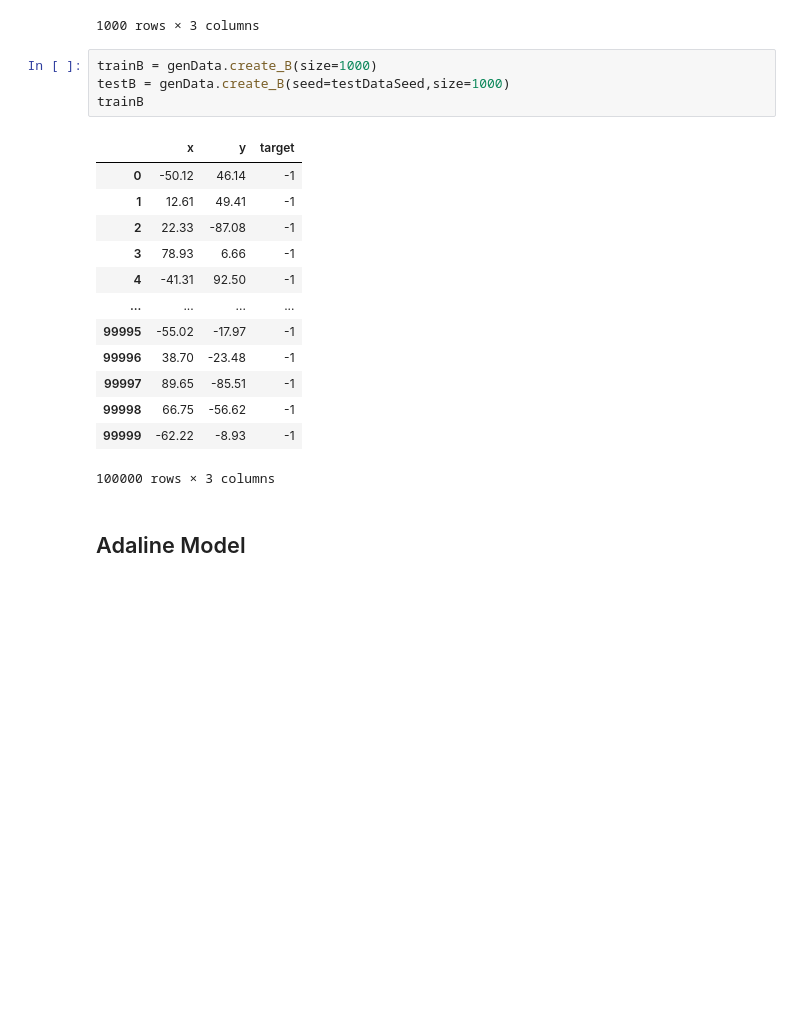
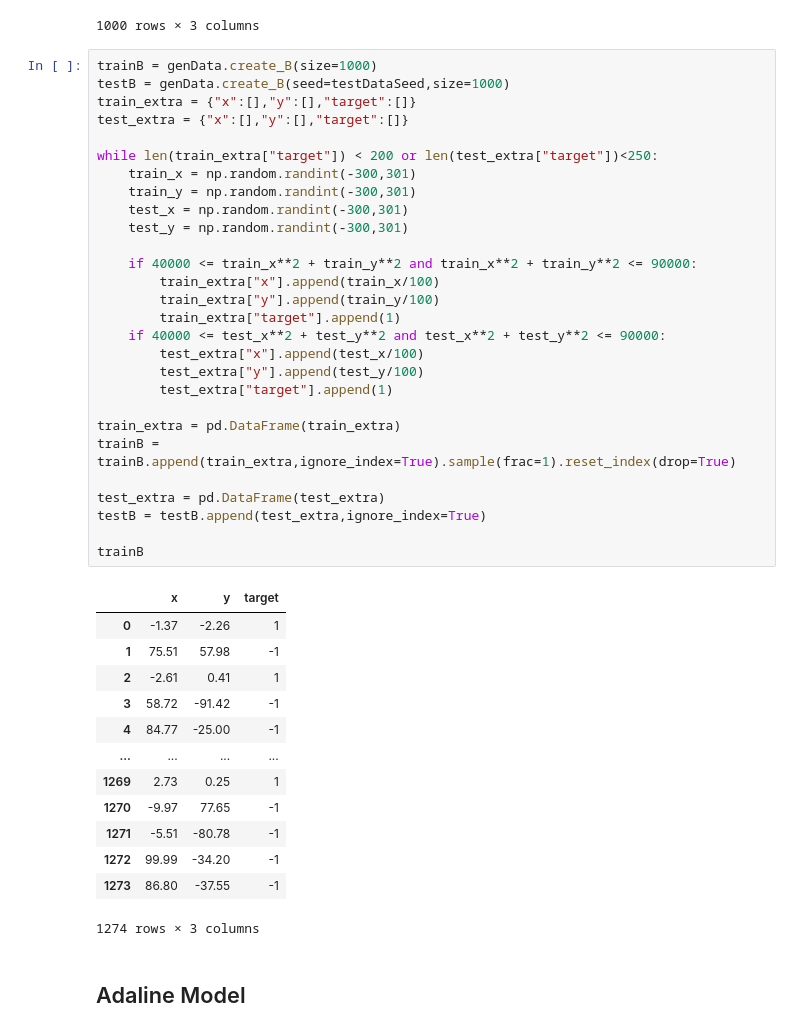
Before and after one commit to zivm20/NN-Spring-Project-1, a Jupyter notebook: Main_program .ipynb, the cells around one changed output. Saved outputs shown, nothing was run; the diff lists cells and outputs as text; blank space fills up the shorter version.

```diff
--- a/Main_program .ipynb
+++ b/Main_program .ipynb
@@ -30,24 +32,48 @@ trainA
 | 998 | 68.00 | -62.56 | -1 |
 | 999 | 21.56 | -59.68 | -1 |
 1000 rows × 3 columns
-# %%
-trainB = genData.create_B(size=1000)
-testB = genData.create_B(seed=testDataSeed,size=1000)
-trainB
-# %% [output]
-|  | x | y | target |
-| 0 | -50.12 | 46.14 | -1 |
-| 1 | 12.61 | 49.41 | -1 |
-| 2 | 22.33 | -87.08 | -1 |
-| 3 | 78.93 | 6.66 | -1 |
-| 4 | -41.31 | 92.50 | -1 |
-| ... | ... | ... | ... |
-| 99995 | -55.02 | -17.97 | -1 |
-| 99996 | 38.70 | -23.48 | -1 |
-| 99997 | 89.65 | -85.51 | -1 |
-| 99998 | 66.75 | -56.62 | -1 |
-| 99999 | -62.22 | -8.93 | -1 |
-100000 rows × 3 columns
+# %%
+trainB = genData.create_B(size=1000)
+testB = genData.create_B(seed=testDataSeed,size=1000)
+train_extra = {"x":[],"y":[],"target":[]}
+test_extra = {"x":[],"y":[],"target":[]}
+
+while len(train_extra["target"]) < 200 or len(test_extra["target"])<250:
+    train_x = np.random.randint(-300,301)
+    train_y = np.random.randint(-300,301)
+    test_x = np.random.randint(-300,301)
+    test_y = np.random.randint(-300,301)
+
+    if 40000 <= train_x**2 + train_y**2 and train_x**2 + train_y**2 <= 90000:
+        train_extra["x"].append(train_x/100)
+        train_extra["y"].append(train_y/100)
+        train_extra["target"].append(1)
+    if 40000 <= test_x**2 + test_y**2 and test_x**2 + test_y**2 <= 90000:
+        test_extra["x"].append(test_x/100)
+        test_extra["y"].append(test_y/100)
+        test_extra["target"].append(1)
+
+train_extra = pd.DataFrame(train_extra)
+trainB = trainB.append(train_extra,ignore_index=True).sample(frac=1).reset_index(drop=True)
+
+test_extra = pd.DataFrame(test_extra)
+testB = testB.append(test_extra,ignore_index=True)
+
+trainB
+# %% [output]
+|  | x | y | target |
+| 0 | -1.37 | -2.26 | 1 |
+| 1 | 75.51 | 57.98 | -1 |
+| 2 | -2.61 | 0.41 | 1 |
+| 3 | 58.72 | -91.42 | -1 |
+| 4 | 84.77 | -25.00 | -1 |
+| ... | ... | ... | ... |
+| 1269 | 2.73 | 0.25 | 1 |
+| 1270 | -9.97 | 77.65 | -1 |
+| 1271 | -5.51 | -80.78 | -1 |
+| 1272 | 99.99 | -34.20 | -1 |
+| 1273 | 86.80 | -37.55 | -1 |
+1274 rows × 3 columns
 # %% [markdown]
 ## Adaline Model
 # %%
```
Also changed, not shown: parts of 17 cells of this notebook.
